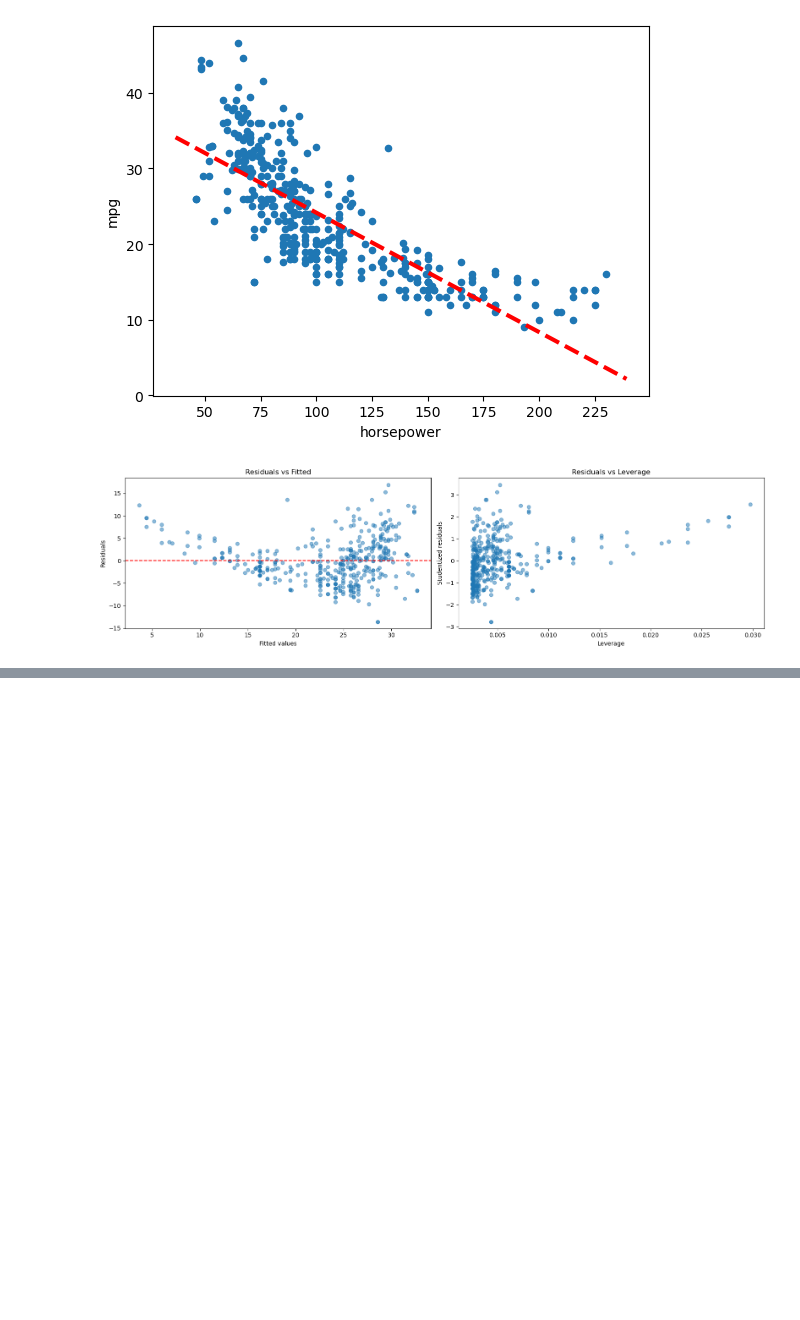
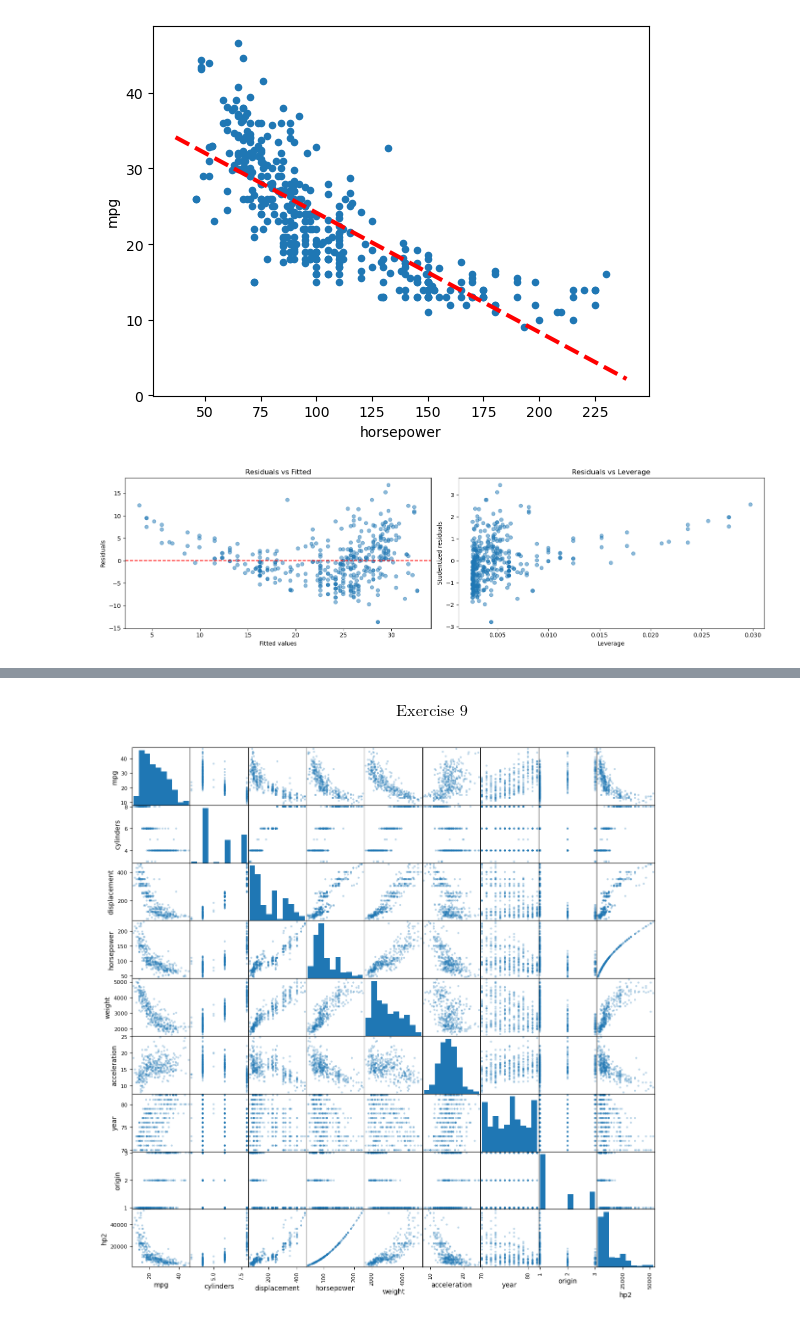
Before and after one commit to fatima-zahra20/ISLP-Solutions, a Jupyter notebook: MySolutionISLP_02.ipynb, the cells around one changed output, grey strips where cells are left out. Cells and saved outputs as stored; diff of their text form; code cells hidden in the pictures; blank space fills up the shorter version.

```diff
--- a/MySolutionISLP_02.ipynb
+++ b/MySolutionISLP_02.ipynb
@@ -261,3 +264,9 @@ axes[1].set_title('Residuals vs Leverage')
 plt.tight_layout()
 # %% [output]
 [figure]
+# %%
+auto['hp2'] = auto['horsepower']**2
+X2 = sm.add_constant(auto[['horsepower','hp2']])
+M2 = sm.OLS(auto['mpg'], X2).fit()
+
+M2.summary()
@@ -263,0 +306,7 @@ plt.tight_layout()
+# %% [markdown]
+**$$\text{Exercise 9}$$**
+# %%
+#a)
+pd.plotting.scatter_matrix(auto, figsize=(14, 14), alpha=0.3);
+# %% [output]
+[figure, added]
```
Also changed, not shown: parts of 11 cells of this notebook.
